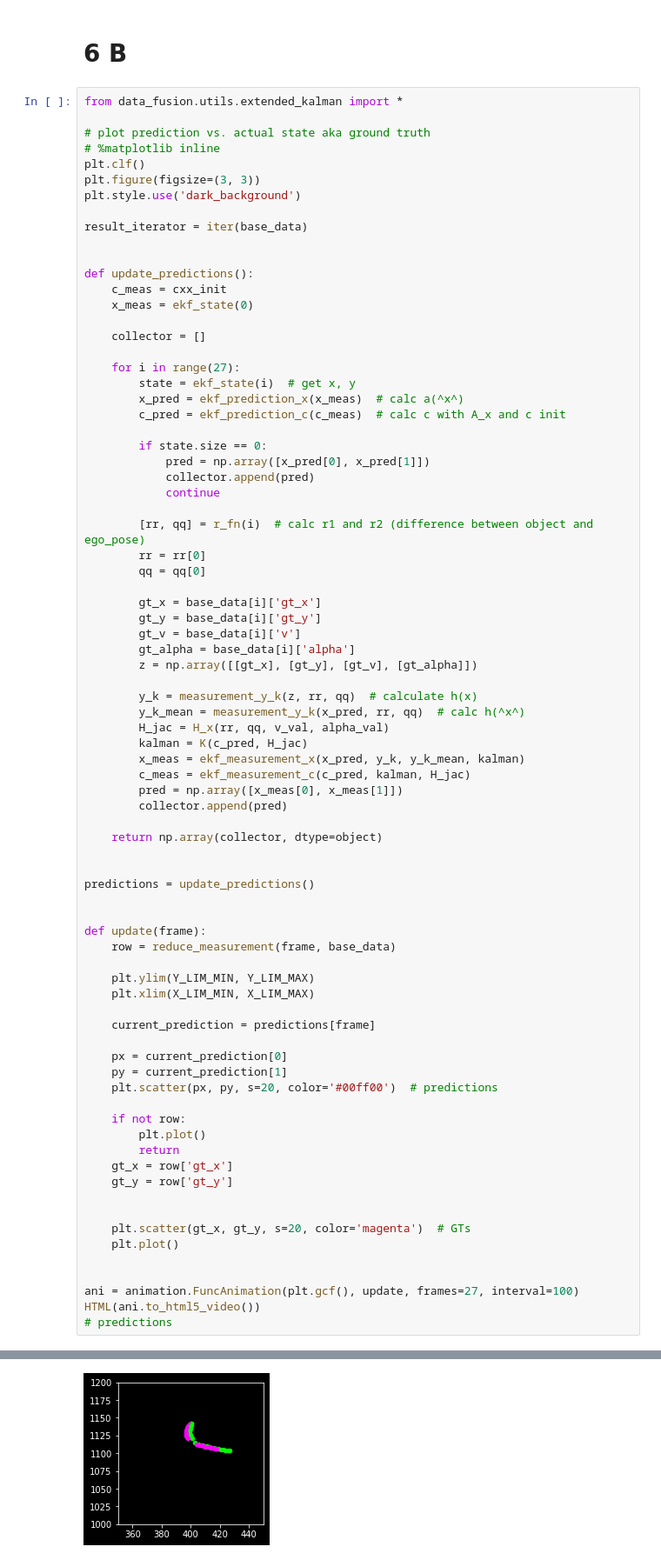
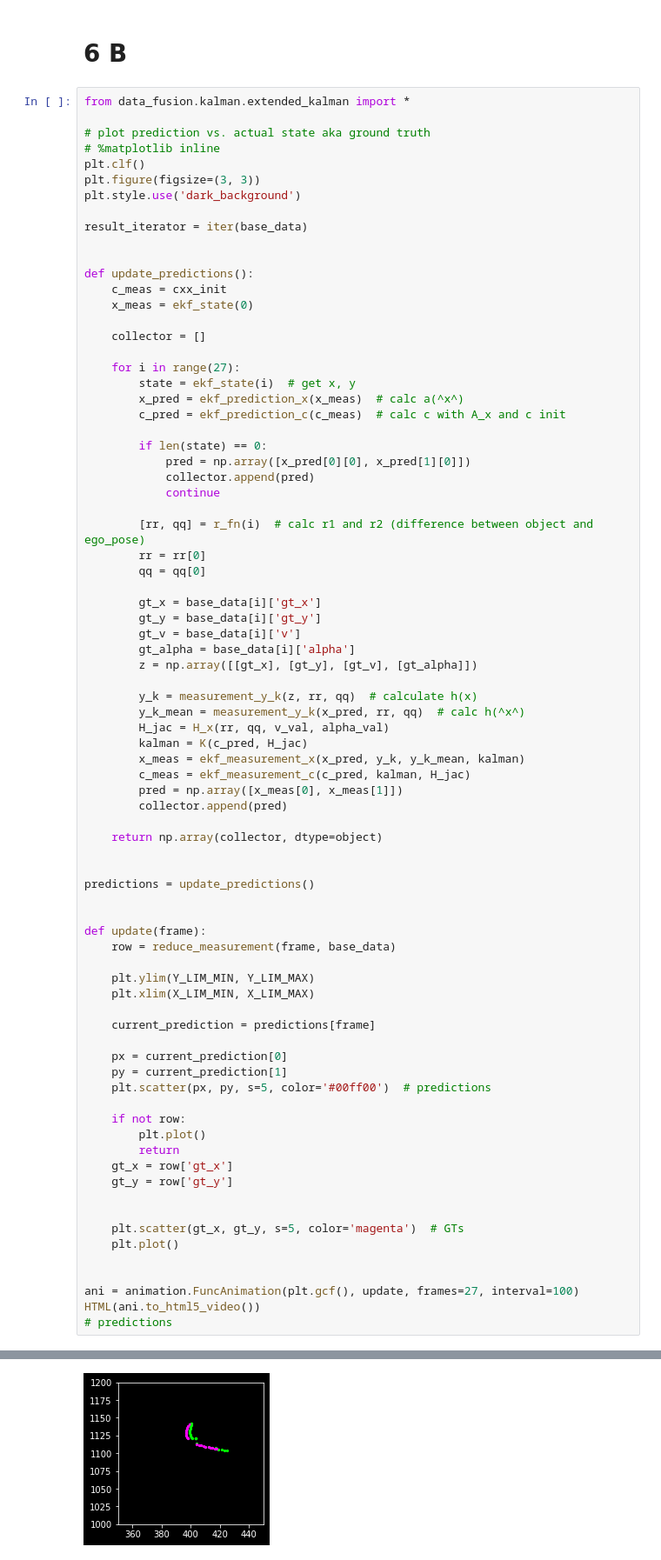
Before and after one commit to valerius21/x_mean, a Jupyter notebook: notebooks/prep.ipynb, the cells around one changed output, grey strips where cells are left out. Shown at 87% size. Drawn from its saved outputs; the diff is of its cells as text.

```diff
--- a/notebooks/prep.ipynb
+++ b/notebooks/prep.ipynb
@@ -635,7 +618,7 @@ Given an `index`, return the state $x = [x_1~ x_2~ v~ \alpha]^T$.
 # %% [markdown]
 # 6 B
 # %%
-from data_fusion.utils.extended_kalman import *
+from data_fusion.kalman.extended_kalman import *
 
 # plot prediction vs. actual state aka ground truth
 # %matplotlib inline
@@ -657,8 +640,8 @@ def update_predictions():
         x_pred = ekf_prediction_x(x_meas)  # calc a(^x^)
         c_pred = ekf_prediction_c(c_meas)  # calc c with A_x and c init
 
-        if state.size == 0:
-            pred = np.array([x_pred[0], x_pred[1]])
+        if len(state) == 0:
+            pred = np.array([x_pred[0][0], x_pred[1][0]])
             collector.append(pred)
             continue
 
@@ -687,33 +670,33 @@ def update_predictions():
 predictions = update_predictions()
 
 
 def update(frame):
     row = reduce_measurement(frame, base_data)
 
     plt.ylim(Y_LIM_MIN, Y_LIM_MAX)
     plt.xlim(X_LIM_MIN, X_LIM_MAX)
 
     current_prediction = predictions[frame]
 
     px = current_prediction[0]
     py = current_prediction[1]
-    plt.scatter(px, py, s=20, color='#00ff00')  # predictions
+    plt.scatter(px, py, s=5, color='#00ff00')  # predictions
 
     if not row:
         plt.plot()
         return
     gt_x = row['gt_x']
     gt_y = row['gt_y']
 
 
-    plt.scatter(gt_x, gt_y, s=20, color='magenta')  # GTs
+    plt.scatter(gt_x, gt_y, s=5, color='magenta')  # GTs
     plt.plot()
 
 
 ani = animation.FuncAnimation(plt.gcf(), update, frames=27, interval=100)
 HTML(ani.to_html5_video())
 # predictions
 # %% [output]
 [interactive output not drawn]
 <Figure size 432x288 with 0 Axes>
-[figure, old version]
+[figure, new version]
```
Also changed, not shown: parts of 2 cells of this notebook, 4 other files.
